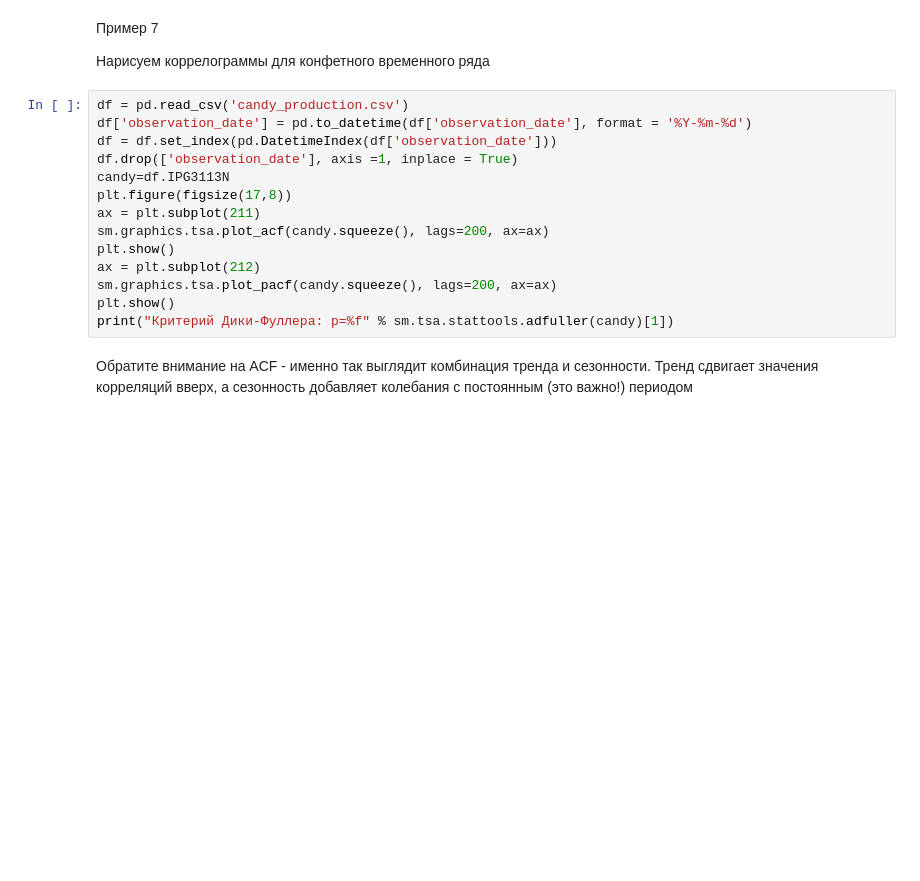
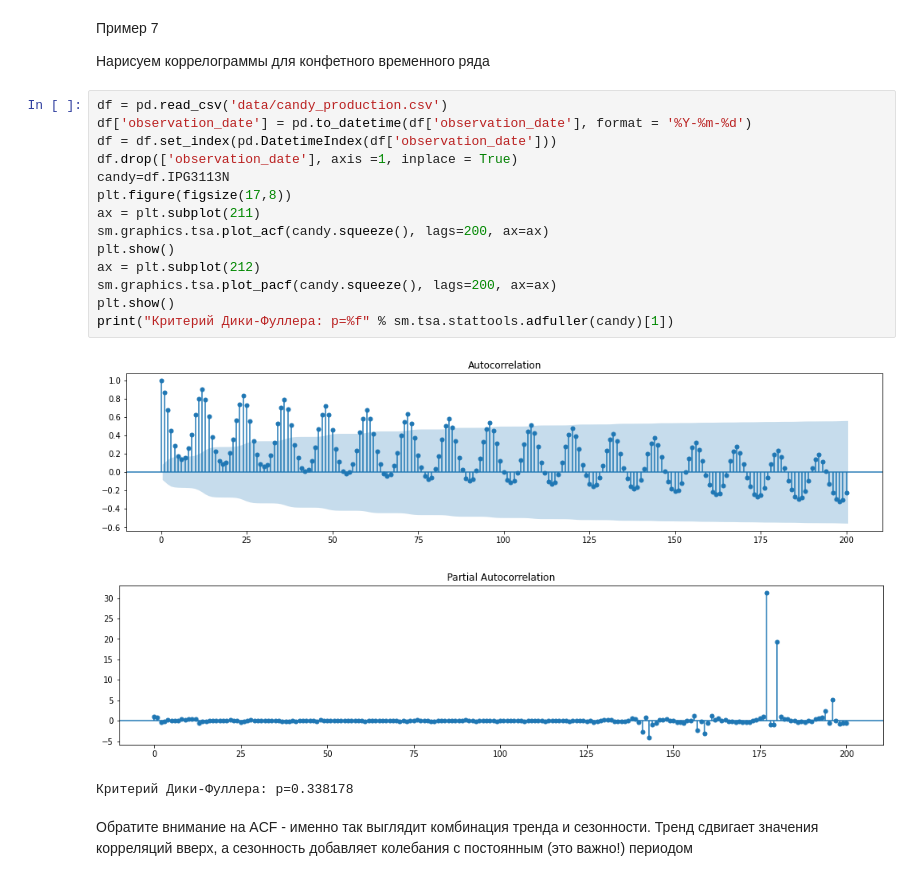
Before and after one commit to tmshv/master, a Jupyter notebook: 01_math/acf_pacf.ipynb, the cells around one changed output. Cells and saved outputs as stored; diff of their text form; blank space fills up the shorter version.

```diff
--- a/01_math/acf_pacf.ipynb
+++ b/01_math/acf_pacf.ipynb
@@ -201,18 +232,22 @@ plt.show()
 
 Нарисуем коррелограммы для конфетного временного ряда
 # %%
-df = pd.read_csv('candy_production.csv')
+df = pd.read_csv('data/candy_production.csv')
 df['observation_date'] = pd.to_datetime(df['observation_date'], format = '%Y-%m-%d')
 df = df.set_index(pd.DatetimeIndex(df['observation_date']))
 df.drop(['observation_date'], axis =1, inplace = True)
 candy=df.IPG3113N
 plt.figure(figsize(17,8))
 ax = plt.subplot(211)
 sm.graphics.tsa.plot_acf(candy.squeeze(), lags=200, ax=ax)
 plt.show()
 ax = plt.subplot(212)
 sm.graphics.tsa.plot_pacf(candy.squeeze(), lags=200, ax=ax)
 plt.show()
 print("Критерий Дики-Фуллера: p=%f" % sm.tsa.stattools.adfuller(candy)[1])
+# %% [output]
+[figure, added]
+[figure, added]
+Критерий Дики-Фуллера: p=0.338178
 # %% [markdown]
 Обратите внимание на ACF - именно так выглядит комбинация тренда и сезонности. Тренд сдвигает значения корреляций вверх, а сезонность добавляет колебания с постоянным (это важно!) периодом
```
Also changed, not shown: parts of 17 cells of this notebook.
